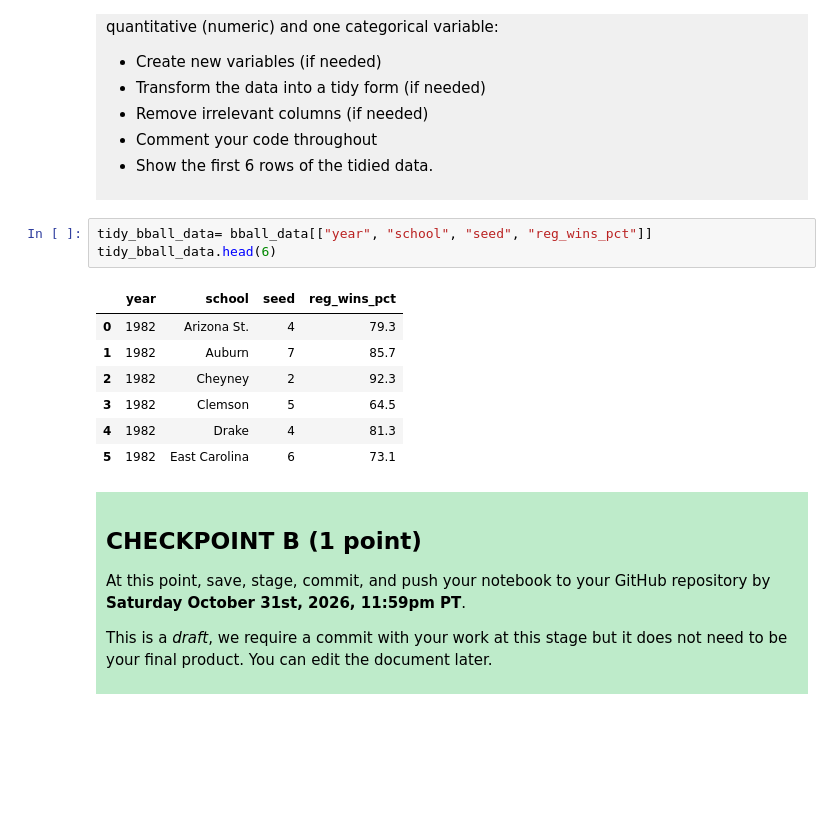
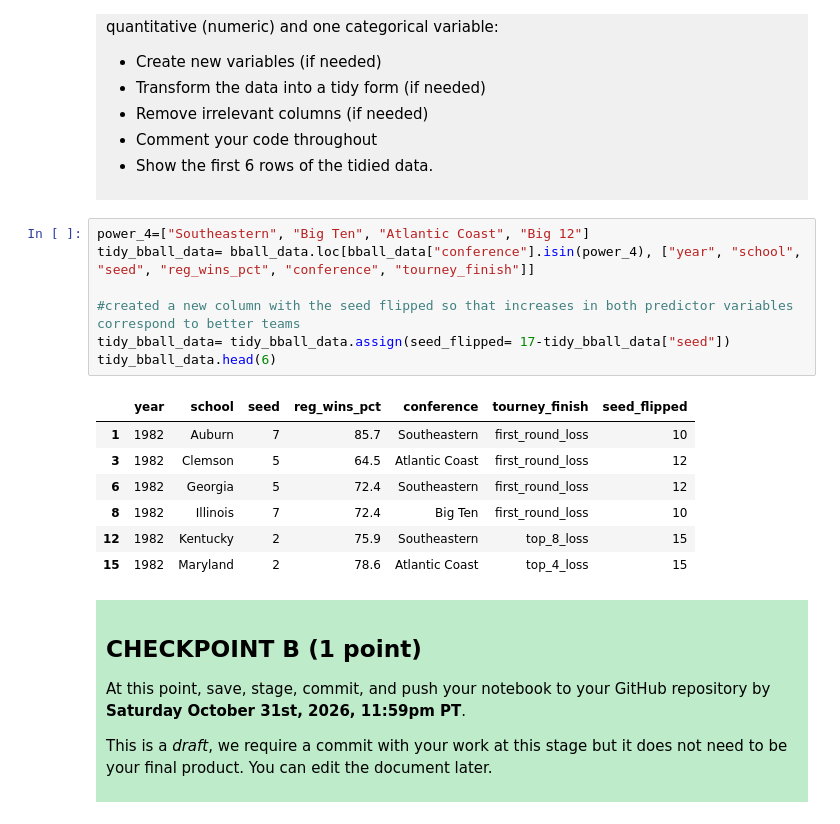
Before and after one commit to phende08/dsci-100-project-paigehenderson, a Jupyter notebook: dsci-100-project-notebook.ipynb, the cells around one changed output. Cells and saved outputs as stored; diff of their text form; blank space fills up the shorter version.

Commit message:
checkpoint c (first draft)

```diff
--- a/dsci-100-project-notebook.ipynb
+++ b/dsci-100-project-notebook.ipynb
@@ -197,16 +197,20 @@ Produce a tidy data set that could be used to answer your research question usin
 
 </div>
 # %%
-tidy_bball_data= bball_data[["year", "school", "seed", "reg_wins_pct"]]
+power_4=["Southeastern", "Big Ten", "Atlantic Coast", "Big 12"]
+tidy_bball_data= bball_data.loc[bball_data["conference"].isin(power_4), ["year", "school", "seed", "reg_wins_pct", "conference", "tourney_finish"]]
+
+#created a new column with the seed flipped so that increases in both predictor variables correspond to better teams
+tidy_bball_data= tidy_bball_data.assign(seed_flipped= 17-tidy_bball_data["seed"])
 tidy_bball_data.head(6)
 # %% [output]
-|  | year | school | seed | reg_wins_pct |
-| 0 | 1982 | Arizona St. | 4 | 79.3 |
-| 1 | 1982 | Auburn | 7 | 85.7 |
-| 2 | 1982 | Cheyney | 2 | 92.3 |
-| 3 | 1982 | Clemson | 5 | 64.5 |
-| 4 | 1982 | Drake | 4 | 81.3 |
-| 5 | 1982 | East Carolina | 6 | 73.1 |
+|  | year | school | seed | reg_wins_pct | conference | tourney_finish | seed_flipped |
+| 1 | 1982 | Auburn | 7 | 85.7 | Southeastern | first_round_loss | 10 |
+| 3 | 1982 | Clemson | 5 | 64.5 | Atlantic Coast | first_round_loss | 12 |
+| 6 | 1982 | Georgia | 5 | 72.4 | Southeastern | first_round_loss | 12 |
+| 8 | 1982 | Illinois | 7 | 72.4 | Big Ten | first_round_loss | 10 |
+| 12 | 1982 | Kentucky | 2 | 75.9 | Southeastern | top_8_loss | 15 |
+| 15 | 1982 | Maryland | 2 | 78.6 | Atlantic Coast | top_4_loss | 15 |
 # %% [markdown]
 <div style="background-color: #beebca; padding: 10px;">
 
```
Also changed, not shown: parts of 13 cells of this notebook.
